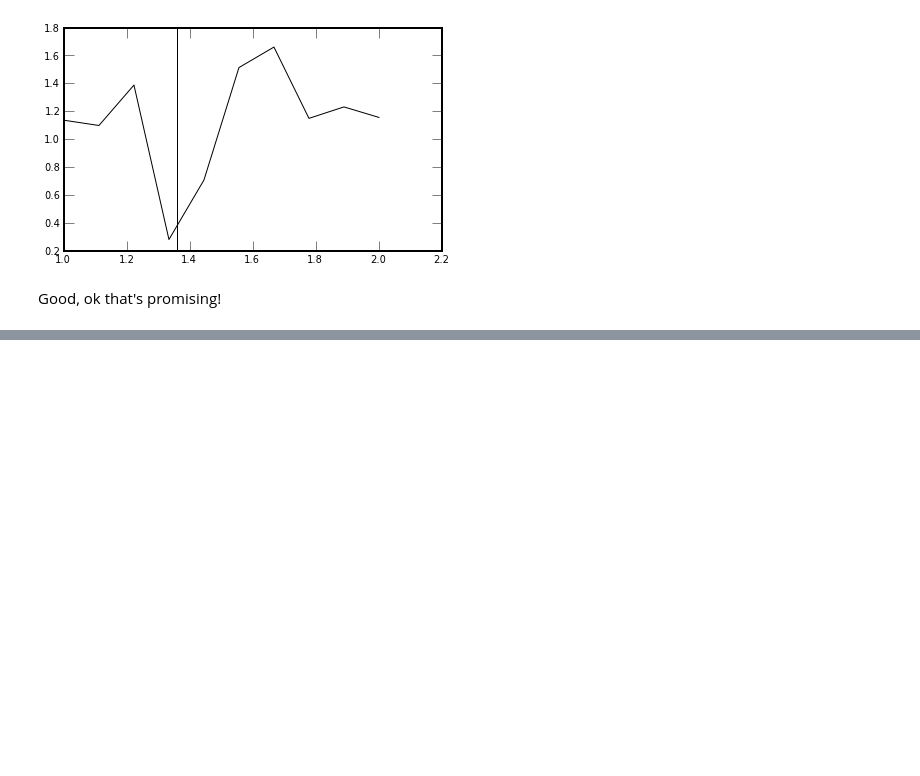
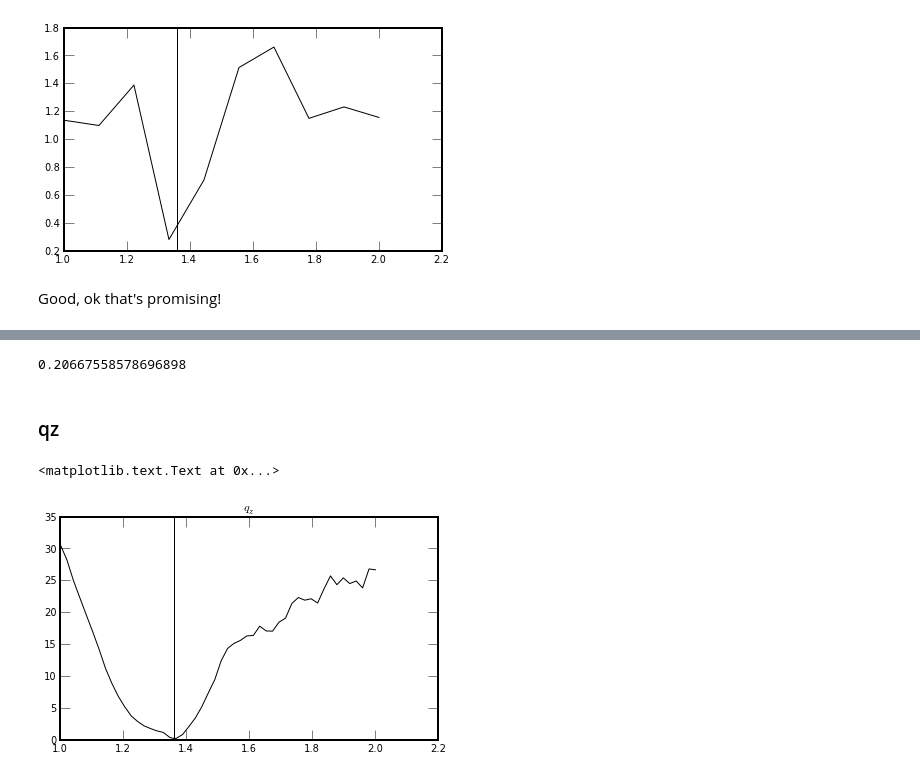
Before and after one commit to adrn/streams, a Jupyter notebook: docs/Streams - Back Integrate Particles.ipynb, the cells around one changed output, grey strips where cells are left out. Drawn from its saved outputs; the diff is of its cells as text; code cells hidden in the pictures; blank space fills up the shorter version.

```diff
--- a/docs/Streams - Back Integrate Particles.ipynb
+++ b/docs/Streams - Back Integrate Particles.ipynb
@@ -462,0 +534,39 @@ Good, ok that's promising!
+# %%
+run_back_integration(true_halo_potential, sgr_snap, sgr_cen, dt)
+# %% [output]
+0.20667558578696898
+# %%
+sgr_cen = SgrCen()
+np.random.seed(42)
+sgr_snap = SgrSnapshot(num=100, no_bound=True) # randomly sample 100 particles
+
+# Get timestep information from SGR_CEN
+t1 = min(sgr_cen.data["t"])
+t2 = max(sgr_cen.data["t"])
+dt = sgr_cen.data["dt"][0]*10
+
+# Interpolate SgrCen data onto new times
+ts = np.arange(t2, t1, -dt)
+sgr_cen.interpolate(ts)
+# %% [markdown]
+### qz
+# %%
+energy_traces = []
+vals = sorted(list(np.linspace(1., 2, 50)) + [1.36])
+for val in vals:
+    halo_potential = LogarithmicPotentialLJ(v_halo=(121.858*u.km/u.s).to(u.kpc/u.Myr).value,
+                                            q1=1.38,
+                                            q2=1.0,
+                                            qz=val,
+                                            phi=1.692969,
+                                            c=12.)
+
+    dist = run_back_integration(halo_potential, sgr_snap, sgr_cen, dt)
+    energy_traces.append(dist)
+# %%
+plt.plot(vals, energy_traces)
+axvline(1.36)
+title(r"$q_z$")
+# %% [output]
+<matplotlib.text.Text at 0x...>
+[figure, added]
```
Also changed, not shown: parts of 10 cells of this notebook.
